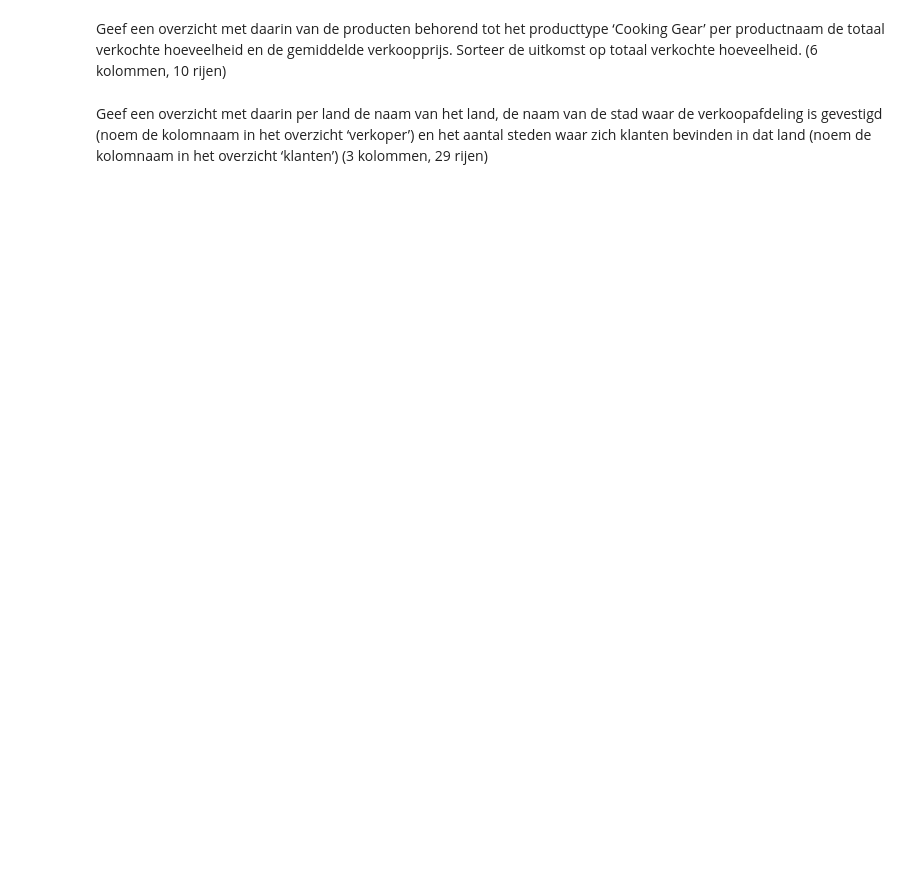
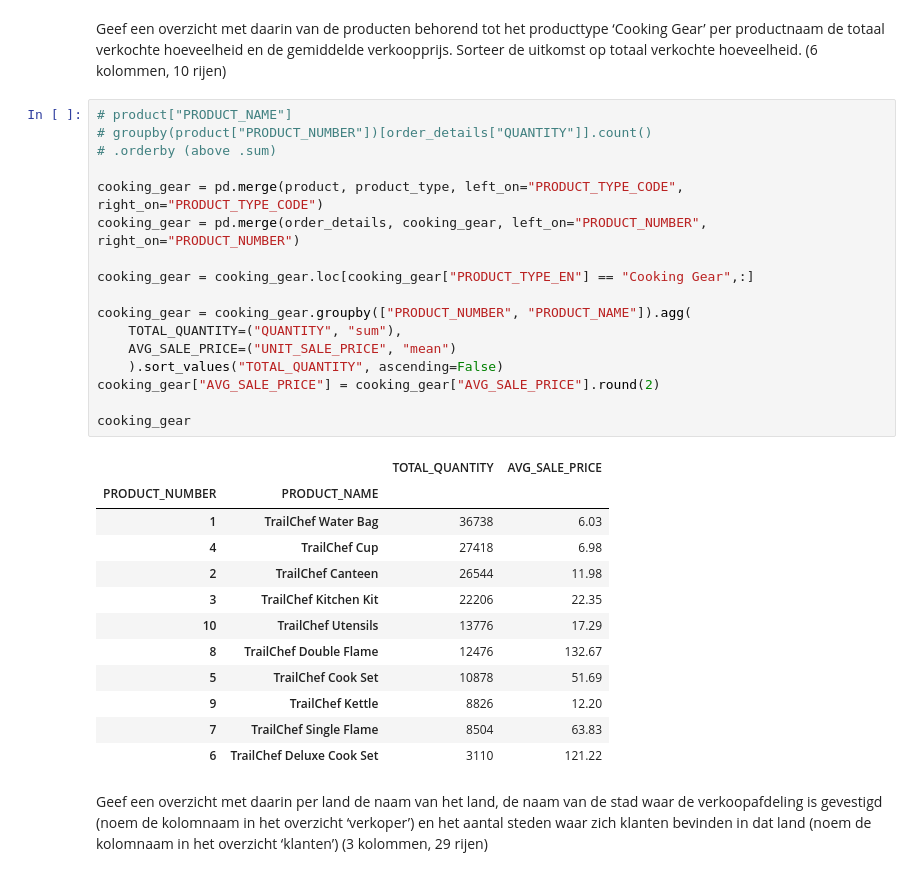
Before and after one commit to Sjoerd05/DEAI-Portfolio, a Jupyter notebook: DEAI - Pythonweek WC Dataselectie met pandas/Opdrachten.ipynb, the cells around one changed output. Saved outputs shown, nothing was run; the diff lists cells and outputs as text; blank space fills up the shorter version.

```diff
--- a/DEAI - Pythonweek WC Dataselectie met pandas/Opdrachten.ipynb
+++ b/DEAI - Pythonweek WC Dataselectie met pandas/Opdrachten.ipynb
@@ -398,4 +453,34 @@ Geef een overzicht met daarin per land het aantal vestigingen van klanten die zi
 # %% [markdown]
 Geef een overzicht met daarin van de producten behorend tot het producttype ‘Cooking Gear’ per productnaam de totaal verkochte hoeveelheid en de gemiddelde verkoopprijs. Sorteer de uitkomst op totaal verkochte hoeveelheid. (6 kolommen, 10 rijen)
+# %%
+# product["PRODUCT_NAME"]
+# groupby(product["PRODUCT_NUMBER"])[order_details["QUANTITY"]].count()
+# .orderby (above .sum)
+
+cooking_gear = pd.merge(product, product_type, left_on="PRODUCT_TYPE_CODE", right_on="PRODUCT_TYPE_CODE")
+cooking_gear = pd.merge(order_details, cooking_gear, left_on="PRODUCT_NUMBER", right_on="PRODUCT_NUMBER")
+
+cooking_gear = cooking_gear.loc[cooking_gear["PRODUCT_TYPE_EN"] == "Cooking Gear",:]
+
+cooking_gear = cooking_gear.groupby(["PRODUCT_NUMBER", "PRODUCT_NAME"]).agg(
+    TOTAL_QUANTITY=("QUANTITY", "sum"),
+    AVG_SALE_PRICE=("UNIT_SALE_PRICE", "mean")
+    ).sort_values("TOTAL_QUANTITY", ascending=False)
+cooking_gear["AVG_SALE_PRICE"] = cooking_gear["AVG_SALE_PRICE"].round(2)
+
+cooking_gear
+# %% [output]
+|  |  | TOTAL_QUANTITY | AVG_SALE_PRICE |
+| PRODUCT_NUMBER | PRODUCT_NAME |  |  |
+| 1 | TrailChef Water Bag | 36738 | 6.03 |
+| 4 | TrailChef Cup | 27418 | 6.98 |
+| 2 | TrailChef Canteen | 26544 | 11.98 |
+| 3 | TrailChef Kitchen Kit | 22206 | 22.35 |
+| 10 | TrailChef Utensils | 13776 | 17.29 |
+| 8 | TrailChef Double Flame | 12476 | 132.67 |
+| 5 | TrailChef Cook Set | 10878 | 51.69 |
+| 9 | TrailChef Kettle | 8826 | 12.20 |
+| 7 | TrailChef Single Flame | 8504 | 63.83 |
+| 6 | TrailChef Deluxe Cook Set | 3110 | 121.22 |
 # %% [markdown]
 Geef een overzicht met daarin per land de naam van het land, de naam van de stad waar de verkoopafdeling is gevestigd (noem de kolomnaam in het overzicht ‘verkoper’) en het aantal steden waar zich klanten bevinden in dat land (noem de kolomnaam in het overzicht ‘klanten’) (3 kolommen, 29 rijen)
```
Also changed, not shown: parts of 3 cells of this notebook.
